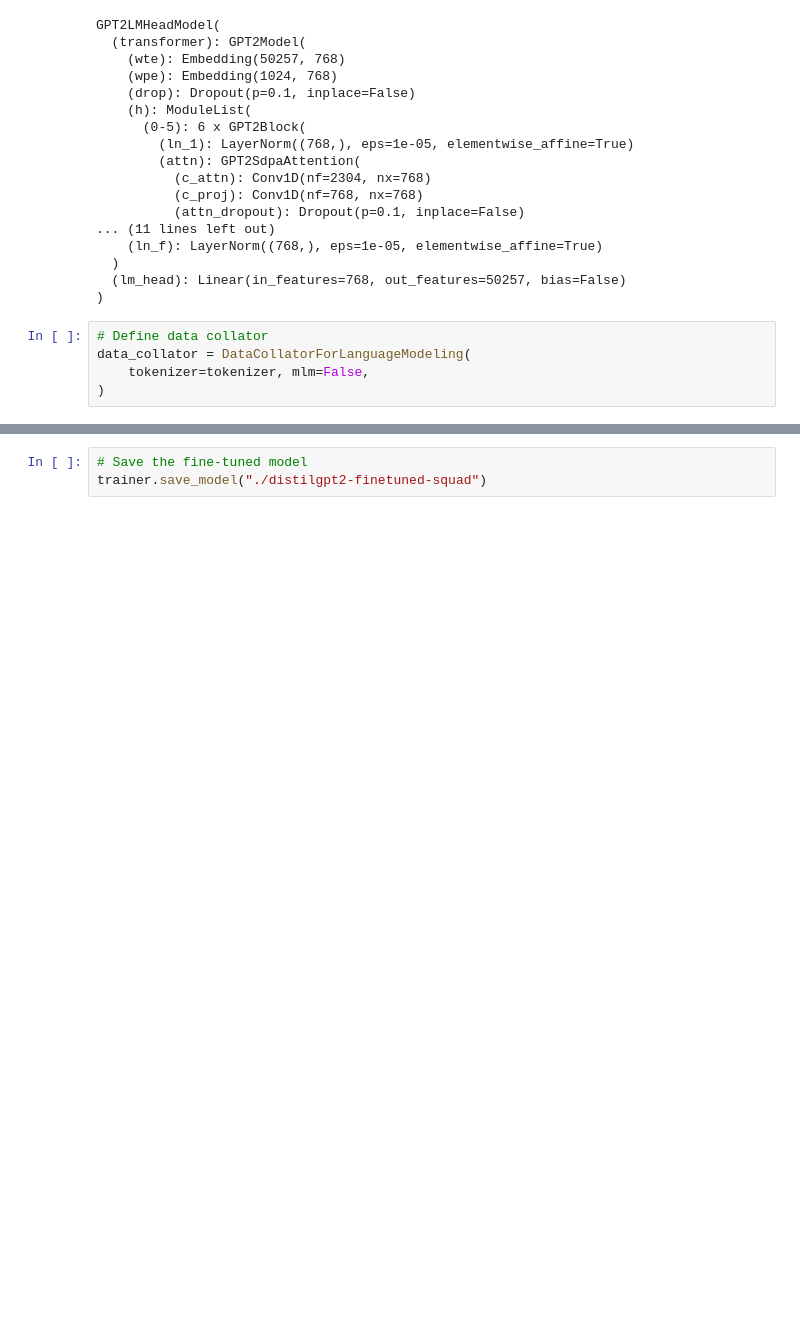
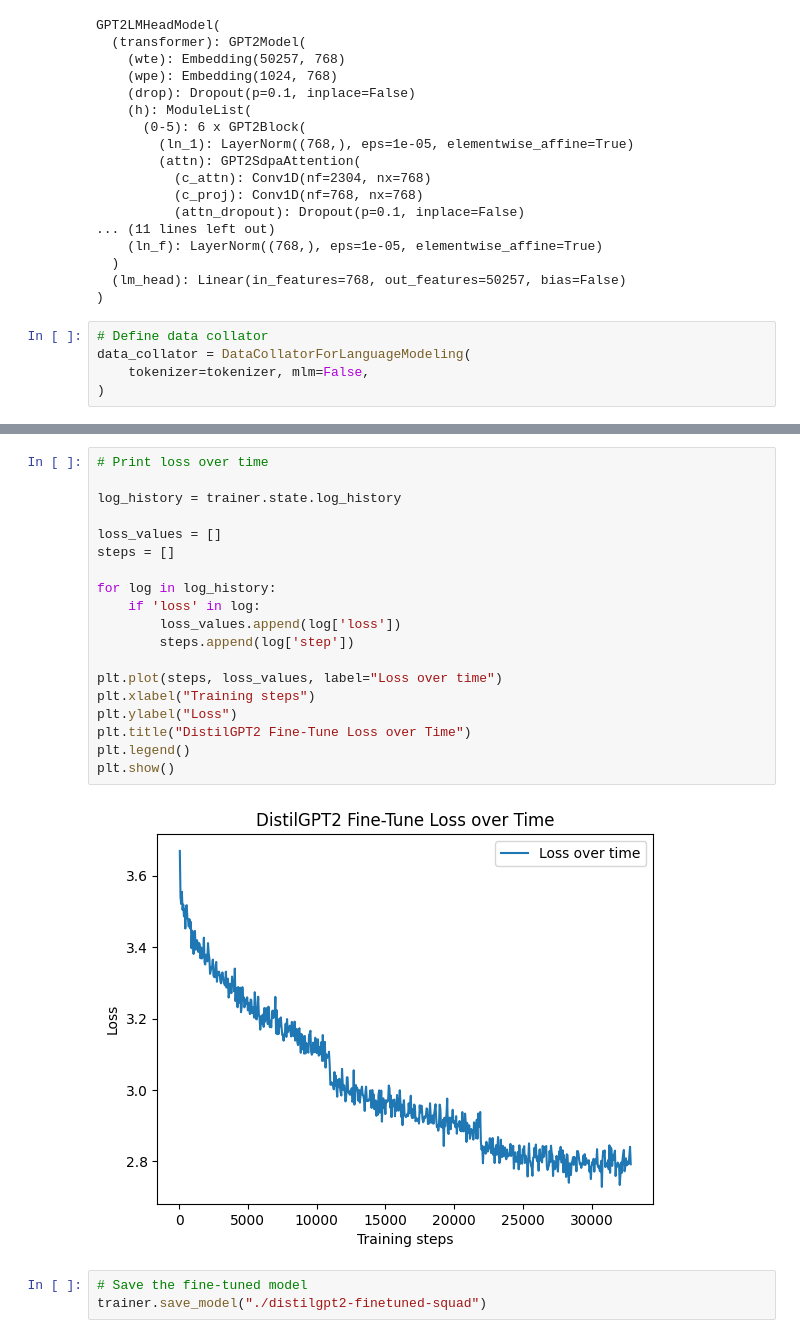
Before and after one commit to achakraborty2024/AAI_520_-Chatbot_Project, a Jupyter notebook: distilgpt2-trainer.ipynb, the cells around one changed output, grey strips where cells are left out. Saved outputs shown, nothing was run; the diff lists cells and outputs as text; blank space fills up the shorter version.

```diff
--- a/distilgpt2-trainer.ipynb
+++ b/distilgpt2-trainer.ipynb
@@ -197,3 +183,24 @@ TrainOutput(global_step=2190, training_loss=3.447247690697239, metrics={'train_r
+# %%
+# Print loss over time
+
+log_history = trainer.state.log_history
+
+loss_values = []
+steps = []
+
+for log in log_history:
+    if 'loss' in log:
+        loss_values.append(log['loss'])
+        steps.append(log['step'])
+
+plt.plot(steps, loss_values, label="Loss over time")
+plt.xlabel("Training steps")
+plt.ylabel("Loss")
+plt.title("DistilGPT2 Fine-Tune Loss over Time")
+plt.legend()
+plt.show()
+# %% [output]
+[figure, added]
 # %%
 # Save the fine-tuned model
 trainer.save_model("./distilgpt2-finetuned-squad")
```
Also changed, not shown: parts of 7 cells of this notebook.
